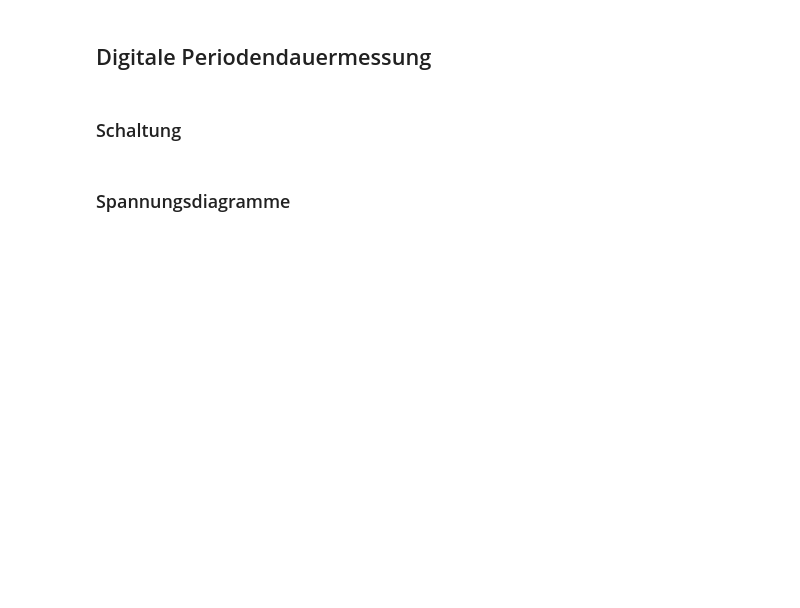
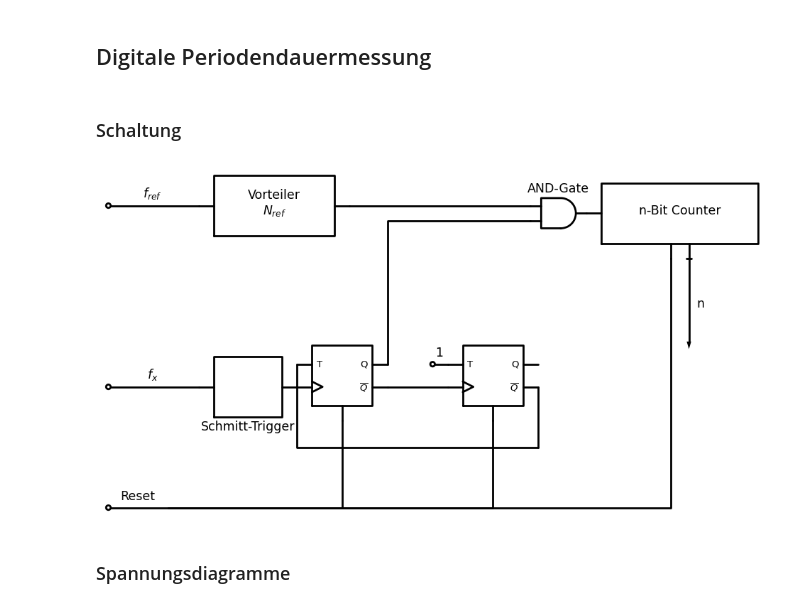
Before and after one commit to Dan00712/CompendiumMatura, a Jupyter notebook: notebooks/mtrs.ipynb, the cells around one changed output. Saved outputs shown, nothing was run; the diff lists cells and outputs as text; code cells hidden in the pictures; blank space fills up the shorter version.

```diff
--- a/notebooks/mtrs.ipynb
+++ b/notebooks/mtrs.ipynb
@@ -377,5 +444,67 @@ Alle Wiederstände sind veränderbar
 ## Digitale Periodendauermessung
 # %% [markdown]
 ### Schaltung
+# %%
+
+with schemdraw.Drawing() as d:
+    d += elm.Line().idot(open=True).label('$f_{ref}$')
+    d += elm.Ic(pins=[
+        elm.IcPin(side='left', anchorname='in1'),
+        elm.IcPin(side='right', anchorname='out')
+    ], edgepadW=2).label('Vorteiler\n$N_{ref}$').anchor('in1').drop('out')
+
+    d += elm.Line().length(6)
+    d += (ACmp := lgc.And().anchor('in1').label('AND-Gate').drop('out'))
+
+    d += (counter := elm.Ic(pins=[
+        elm.IcPin(side='left', anchorname='in1'),
+        elm.IcPin(side='bottom', anchorname='out1'),
+        elm.IcPin(side='bottom', anchorname='out2')
+    ], edgepadW=2).anchor('in1').label('n-Bit Counter', 'center').drop('out1'))
+
+    d.here = (0, -6)
+
+    d += elm.Line().idot(open=True).label('$f_x$')
+    d += elm.Ic(pins=[
+        elm.IcPin(side='left', anchorname='inp'),
+        elm.IcPin(side='right', anchorname='oup')
+    ]).anchor('inp').drop('oup').label('Schmitt-Trigger', 'B')
+
+    def t_ff():
+        return elm.Ic(pins=[
+            elm.IcPin('>', side='left'),
+            elm.IcPin('T', side='left'),
+            elm.IcPin('$\overline{Q}$', side='right', anchorname='nQ'),
+            elm.IcPin('Q', side='right'),
+            elm.IcPin(side='B', anchorname='res'),
+        ])
+
+
+    d += (ff1 := t_ff().anchor('>').drop('nQ'))
+    d += elm.Line().right().length(2)
+    d += (ff2 := t_ff().anchor('>').drop('nQ'))
+
+    d += elm.Line().down().length(2)
+    d += elm.Wire('-|').to(ff1.T)
+
+    d += elm.Line().left().at(ff2.T).length(.5).dot(open=True).label('1')
+
+    d += elm.Wire('|-').at(ff1.Q).to(ACmp.in2)
+
+    d.here = (0, -10)
+    d += elm.Line().idot(open=True).label('Reset').length(2)
+    d.push()
+
+    d += elm.Wire('-|').to(ff1.res)
+    d.pop()
+    d.push()
+    d += elm.Wire('-|').to(ff2.res)
+    d.pop()
+    d.push()
+    d += elm.Wire('-|').to(counter.out1)
+
+    d += elm.Line(arrow='|->').at(counter.out2).down().label('n', 'bottom')
+# %% [output]
+[figure, added]
 # %% [markdown]
 ### Spannungsdiagramme
```
Also changed, not shown: parts of 36 cells of this notebook.
